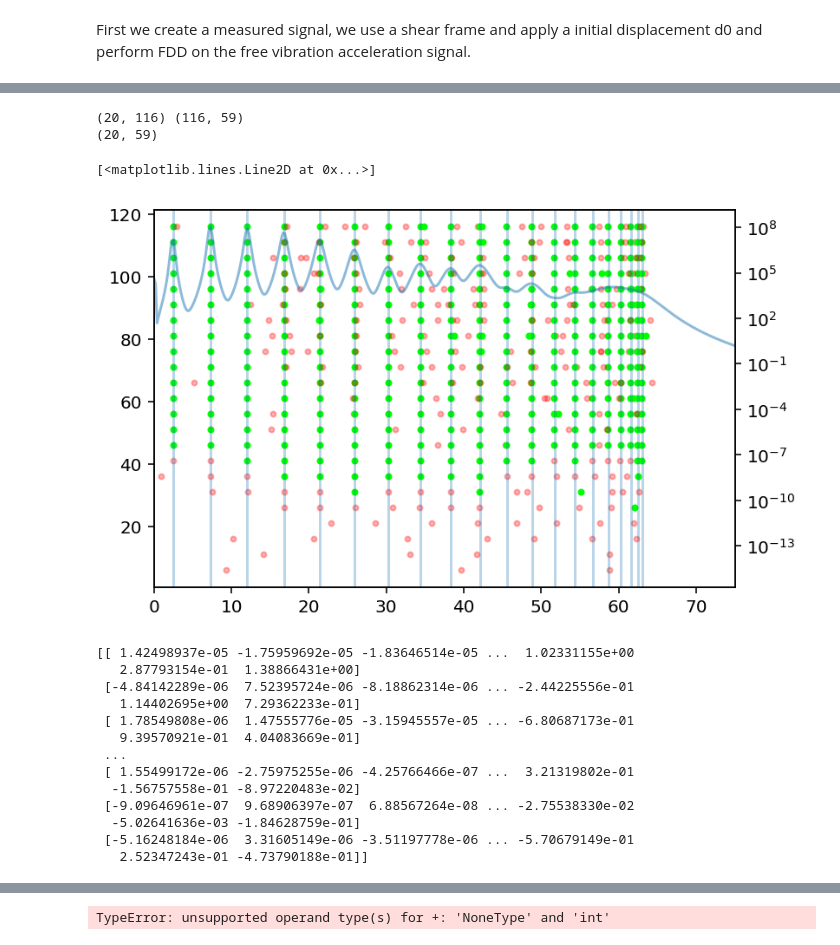
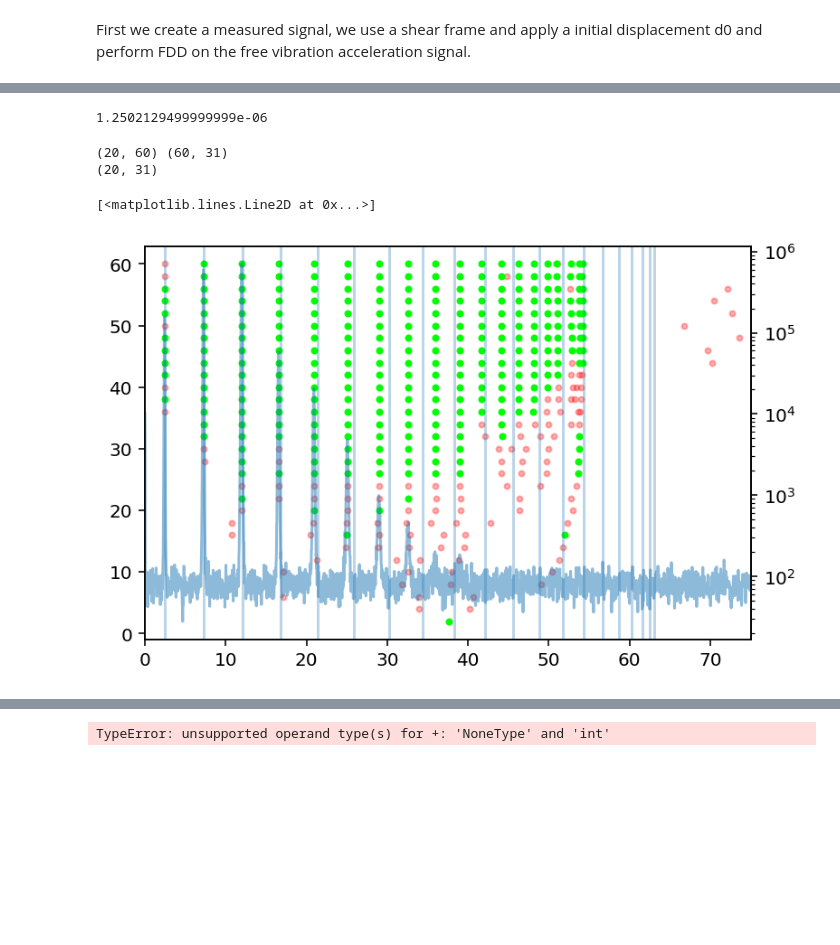
Before and after one commit to Gunnstein/strid, a Jupyter notebook: coviariance driven ssi.ipynb, the cells around one changed output, grey strips where cells are left out. Saved outputs shown, nothing was run; the diff lists cells and outputs as text; code cells hidden in the pictures; blank space fills up the shorter version.

```diff
--- a/coviariance driven ssi.ipynb
+++ b/coviariance driven ssi.ipynb
@@ -130,0 +256,9 @@ cs = CovSSI(Y, fs)
+# %%
+for i in range(1, 10):
+    plt.figure()
+
+    v = np.r_[0, sf.get_mode_shape(i)*-1]
+    plt.plot(v, np.arange(v.size))
+
+    v2 = np.r_[0, picked_modes[i-1].v.real]
+    plt.plot(v2, np.arange(v2.size))
@@ -131,2 +291,2 @@ cs = CovSSI(Y, fs)
 # %%
-As = cs.compute_state_matrix_BR(10, 120)
+As = cs.compute_state_matrix_BR(5, 60, 2)
@@ -136,0 +293,4 @@ Pyy = strid.utils.find_psd_matrix(Y, nperseg=2**14)
+# %%
+f, Pyy = cs.psd(nperseg=2**13)
+plt.semilogy(f, Pyy)
+plt.xlim(0, 20)
@@ -136,0 +335,5 @@ Pyy = strid.utils.find_psd_matrix(Y, nperseg=2**14)
+# %%
+modes = id_results[50]
+
+mode = modes[0]
+plt.plot(mode.v.real, mode.v.imag)
@@ -137,55 +343,49 @@ Pyy = strid.utils.find_psd_matrix(Y, nperseg=2**14)
+# %%
+3*10**8*8.85*10**(-12)*(21.7*10**(-3))**2
+# %% [output]
+1.2502129499999999e-06
 # %%
 plt.figure(dpi=144)
 w0 = None
 xi0 = None
+id_result = {}
 for i, A, C in As:
     lr, Q = np.linalg.eig(A)
     u = cs.fs*np.log(lr)
     mask = u.imag > 0
     u = u[mask]
     Q = Q[:, mask]
+    Phi = C.dot(Q)
+    modes = [VibrationMode(ui, q) for ui, q in zip(u, Phi.T)]
+    id_result[i] = modes
+
+
     xi = -u.real / np.abs(u)
     w = u.imag / np.sqrt(1-xi**2)
-    Phi = C.dot(Q).real
+
     if w0 is None:
         w0 = w
         xi0 = xi
     for xii, wi in zip(xi, w):
         c = (1, 0, 0, .3)
         if np.any((np.abs(w0 - wi)/w0 < 0.01) & (np.abs(xi0-xii)/(xi0)<0.05)):
             c = (0, 1, 0, 1)
         plt.plot(wi, i, '.', color=c)
     plt.xlim(0, 75)
     w0 = w
     xi0 = xi
 print(C.shape, Q.shape)
 print(Phi.shape)
 for r in range(1, cs.Y.shape[0]+1):
-    plt.axvline(sf.find_natural_frequency(r), alpha=.3)
+    plt.axvline(sf.get_natural_frequency(r), alpha=.3)
 
 ax2 = plt.gca().twinx()
 psd = np.trace(Pyy, axis1=1, axis2=2)
 f = strid.utils.get_frequency_vector(fs, psd.size)
 ax2.semilogy(f*2*np.pi, psd, alpha=.5)
 # %% [output]
-(20, 116) (116, 59)
-(20, 59)
+(20, 60) (60, 31)
+(20, 31)
 [<matplotlib.lines.Line2D at 0x...>]
-[figure, old version]
+[figure, new version]
-# %%
-print(Phi)
-# %% [output]
-[[ 1.42498937e-05 -1.75959692e-05 -1.83646514e-05 ...  1.02331155e+00
-   2.87793154e-01  1.38866431e+00]
- [-4.84142289e-06  7.52395724e-06 -8.18862314e-06 ... -2.44225556e-01
-   1.14402695e+00  7.29362233e-01]
- [ 1.78549808e-06  1.47555776e-05 -3.15945557e-05 ... -6.80687173e-01
-   9.39570921e-01  4.04083669e-01]
- ...
- [ 1.55499172e-06 -2.75975255e-06 -4.25766466e-07 ...  3.21319802e-01
-  -1.56757558e-01 -8.97220483e-02]
- [-9.09646961e-07  9.68906397e-07  6.88567264e-08 ... -2.75538330e-02
-  -5.02641636e-03 -1.84628759e-01]
- [-5.16248184e-06  3.31605149e-06 -3.51197778e-06 ... -5.70679149e-01
-   2.52347243e-01 -4.73790188e-01]]
 # %%
```
Also changed, not shown: parts of 18 cells of this notebook, 1 other file.
